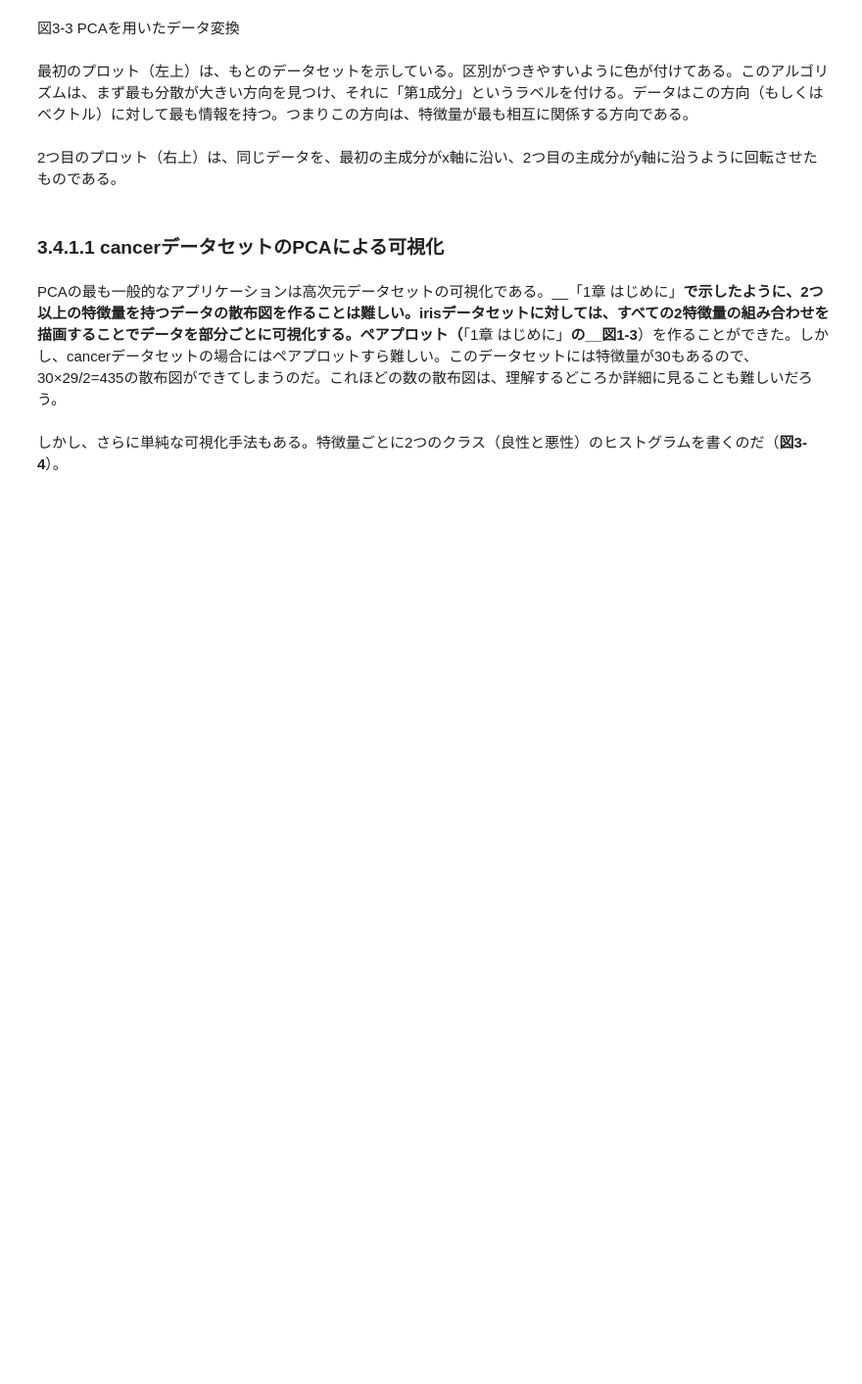
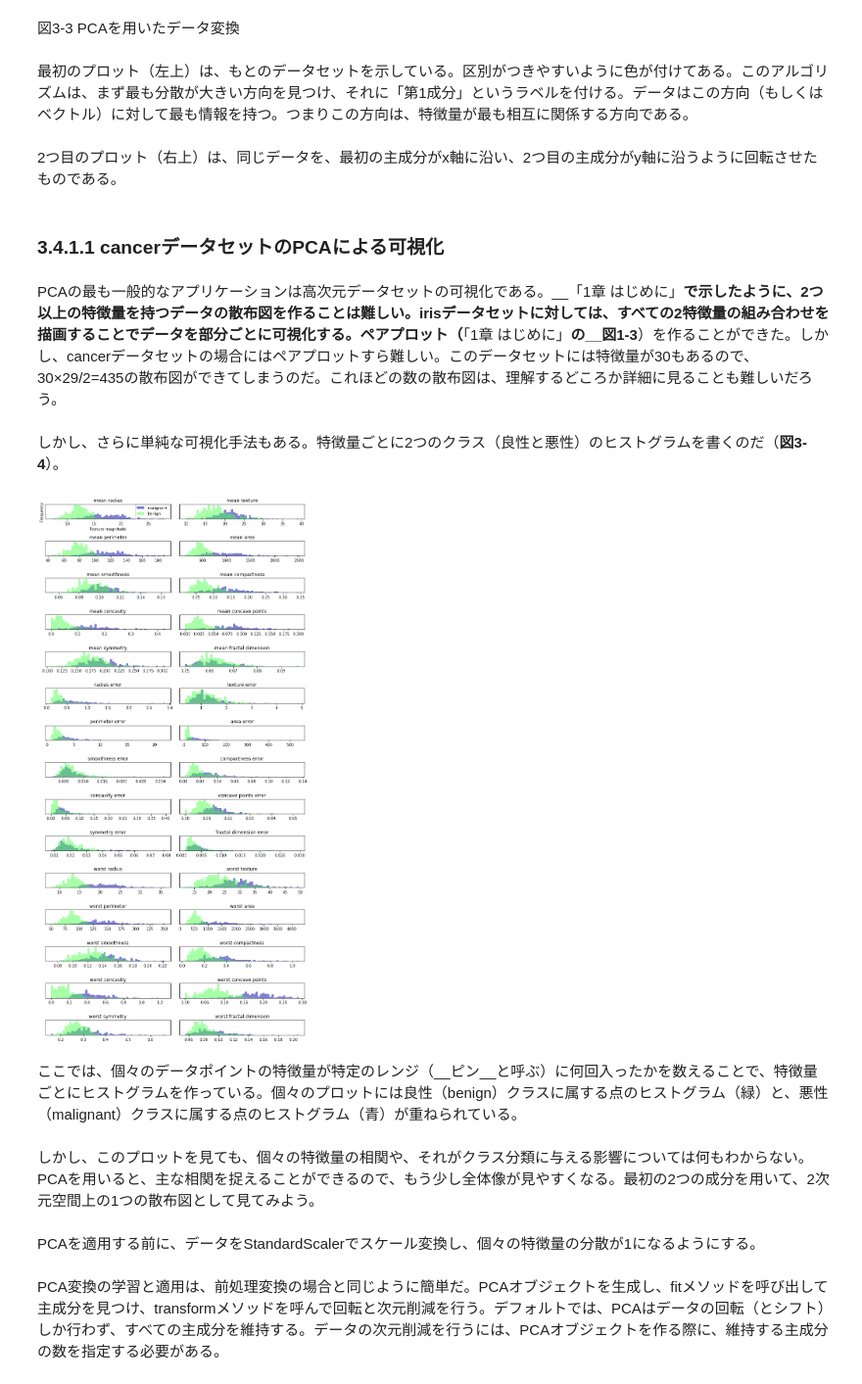
Before and after one commit to yagi469/Introduction-to-machine-learning-with-python, a Jupyter notebook: 03 教師なし学習と前処理.ipynb, the cells around one changed output. Shown: that part at 98% size. Drawn from its saved outputs; the diff is of its cells as text; code cells hidden in the pictures; blank space fills up the shorter version.

```diff
--- a/03 教師なし学習と前処理.ipynb
+++ b/03 教師なし学習と前処理.ipynb
@@ -271,19 +271,29 @@ PCAの最も一般的なアプリケーションは高次元データセット
 # %% [markdown]
 しかし、さらに単純な可視化手法もある。特徴量ごとに2つのクラス（良性と悪性）のヒストグラムを書くのだ（__図3-4__）。
 # %%
+import numpy as np
+
 fig, axes = plt.subplots(15, 2, figsize=(10, 20))
 malignant = cancer.data[cancer.target == 0]
 benign = cancer.data[cancer.target == 1]
 
 ax = axes.ravel()
 
 for i in range(30):
-    _, bins = np.histrogram(cancer.data[:, i], bins=50)
+    _, bins = np.histogram(cancer.data[:, i], bins=50)
     ax[i] .hist(malignant[:, i], bins=bins, color=mglearn.cm3(0), alpha=.5)
     ax[i].hist(benign[:, i], bins=bins, color=mglearn.cm3(2), alpha=.5)
     ax[i].set_title(cancer.feature_names[i])
     ax[i].set_yticks(())
 ax[0].set_xlabel("Feature magnitude")
 ax[0].set_ylabel("Frequency")
 ax[0].legend(["malignant", "benign"], loc="best")
 fig.tight_layout()
+# %% [output]
+[figure, added]
+# %% [markdown]
+ここでは、個々のデータポイントの特徴量が特定のレンジ（__ピン__と呼ぶ）に何回入ったかを数えることで、特徴量ごとにヒストグラムを作っている。個々のプロットには良性（benign）クラスに属する点のヒストグラム（緑）と、悪性（malignant）クラスに属する点のヒストグラム（青）が重ねられている。
+# %% [markdown]
+しかし、このプロットを見ても、個々の特徴量の相関や、それがクラス分類に与える影響については何もわからない。PCAを用いると、主な相関を捉えることができるので、もう少し全体像が見やすくなる。最初の2つの成分を用いて、2次元空間上の1つの散布図として見てみよう。
+# %% [markdown]
+PCAを適用する前に、データをStandardScalerでスケール変換し、個々の特徴量の分散が1になるようにする。
@@ -289,0 +307,2 @@ fig.tight_layout()
+# %% [markdown]
+PCA変換の学習と適用は、前処理変換の場合と同じように簡単だ。PCAオブジェクトを生成し、fitメソッドを呼び出して主成分を見つけ、transformメソッドを呼んで回転と次元削減を行う。デフォルトでは、PCAはデータの回転（とシフト）しか行わず、すべての主成分を維持する。データの次元削減を行うには、PCAオブジェクトを作る際に、維持する主成分の数を指定する必要がある。
```
Also changed, not shown: parts of 2 cells of this notebook.
